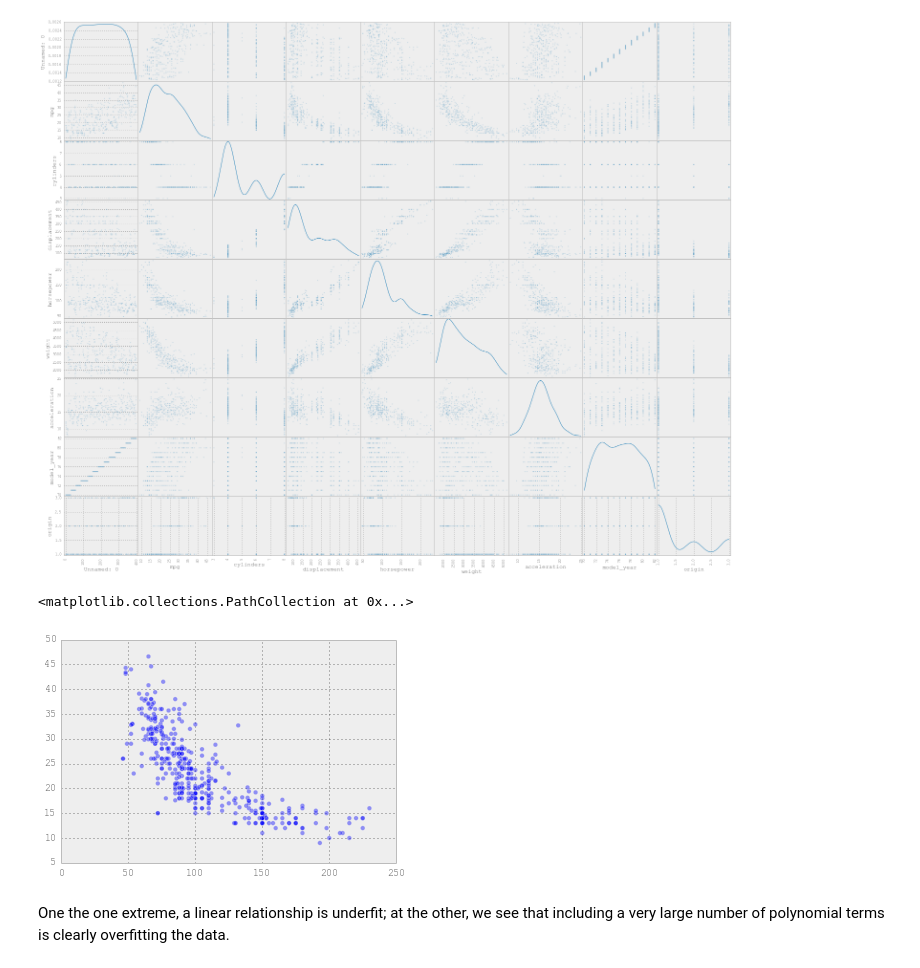
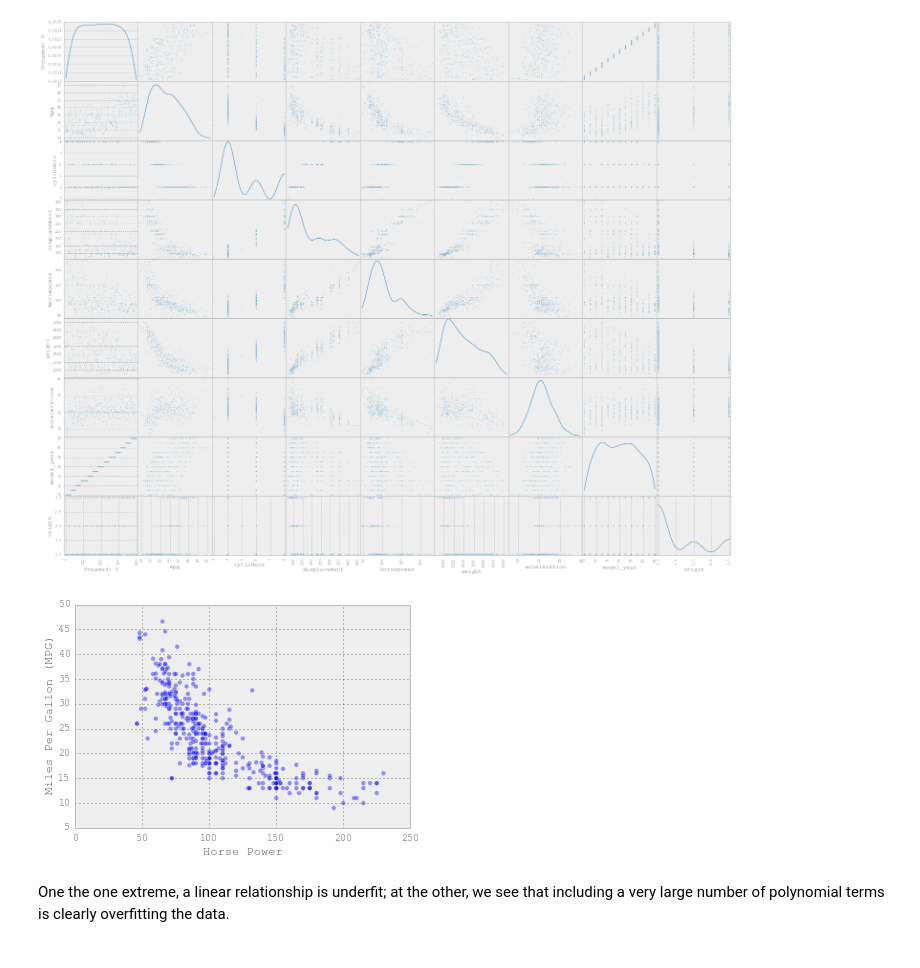
Before and after one commit to jlan84/cross-validation-assignment, a Jupyter notebook: lecture.ipynb, the cells around one changed output. Cells and saved outputs as stored; diff of their text form; code cells hidden in the pictures.

```diff
--- a/lecture.ipynb
+++ b/lecture.ipynb
@@ -241,9 +285,11 @@ mpg = cars['mpg']
 displacement = cars['displacement']
 # %%
 plt.scatter(x=horses, y=mpg, alpha=0.4)
+plt.xlabel("Horse Power")
+plt.ylabel("Miles Per Gallon (MPG)")
+plt.savefig("data_scatter.png", dpi=100)
 # %% [output]
-<matplotlib.collections.PathCollection at 0x...>
-[figure, old version]
+[figure, new version]
 # %% [markdown]
 One the one extreme, a linear relationship is underfit; at the other, we see that including a very large number of polynomial terms is clearly overfitting the data.
 # %%
```
Also changed, not shown: parts of 16 cells of this notebook.
